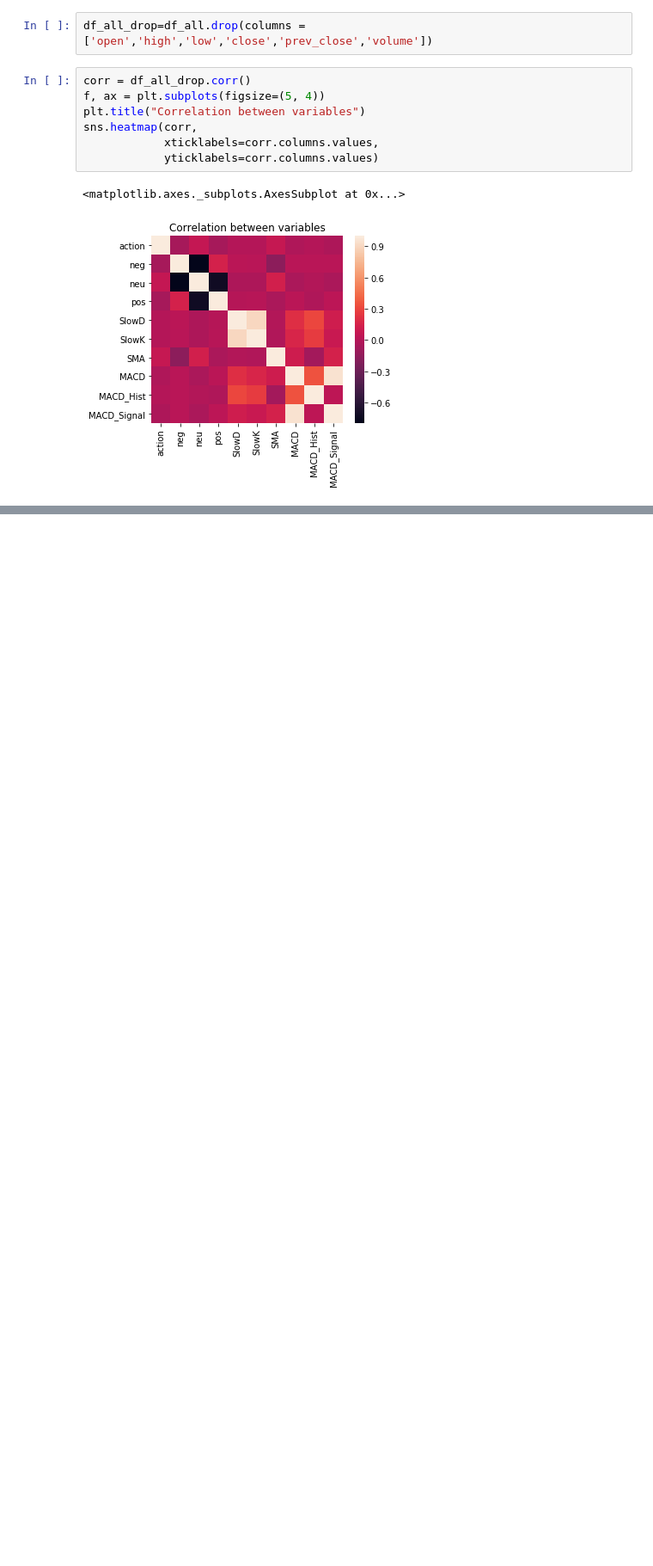
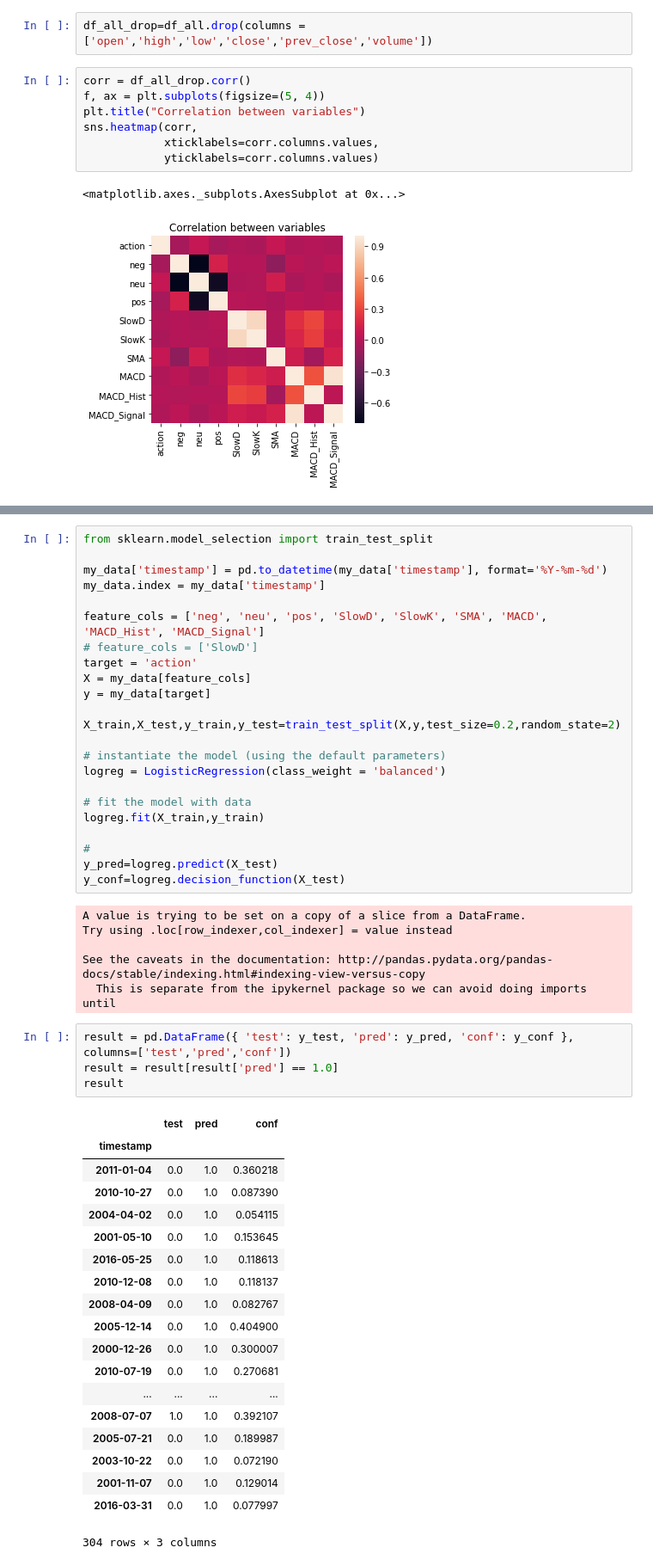
Before and after one commit to thu2pham/tradingclassification, a Jupyter notebook: DAILY_forecasting.ipynb, the cells around one changed output, grey strips where cells are left out. Shown at 86% size. Cells and saved outputs as stored; diff of their text form; blank space fills up the shorter version.

```diff
--- a/DAILY_forecasting.ipynb
+++ b/DAILY_forecasting.ipynb
@@ -135,0 +155,53 @@ sns.heatmap(corr,
+# %%
+from sklearn.model_selection import train_test_split
+
+my_data['timestamp'] = pd.to_datetime(my_data['timestamp'], format='%Y-%m-%d')
+my_data.index = my_data['timestamp']
+
+feature_cols = ['neg', 'neu', 'pos', 'SlowD', 'SlowK', 'SMA', 'MACD', 'MACD_Hist', 'MACD_Signal']
+# feature_cols = ['SlowD']
+target = 'action'
+X = my_data[feature_cols]
+y = my_data[target]
+
+X_train,X_test,y_train,y_test=train_test_split(X,y,test_size=0.2,random_state=2)
+
+# instantiate the model (using the default parameters)
+logreg = LogisticRegression(class_weight = 'balanced')
+
+# fit the model with data
+logreg.fit(X_train,y_train)
+
+#
+y_pred=logreg.predict(X_test)
+y_conf=logreg.decision_function(X_test)
+# %% [output]
+A value is trying to be set on a copy of a slice from a DataFrame.
+Try using .loc[row_indexer,col_indexer] = value instead
+
+See the caveats in the documentation: http://pandas.pydata.org/pandas-docs/stable/indexing.html#indexing-view-versus-copy
+  This is separate from the ipykernel package so we can avoid doing imports until
+# %%
+result = pd.DataFrame({ 'test': y_test, 'pred': y_pred, 'conf': y_conf }, columns=['test','pred','conf'])
+result = result[result['pred'] == 1.0]
+result
+# %% [output]
+|  | test | pred | conf |
+| timestamp |  |  |  |
+| 2011-01-04 | 0.0 | 1.0 | 0.360218 |
+| 2010-10-27 | 0.0 | 1.0 | 0.087390 |
+| 2004-04-02 | 0.0 | 1.0 | 0.054115 |
+| 2001-05-10 | 0.0 | 1.0 | 0.153645 |
+| 2016-05-25 | 0.0 | 1.0 | 0.118613 |
+| 2010-12-08 | 0.0 | 1.0 | 0.118137 |
+| 2008-04-09 | 0.0 | 1.0 | 0.082767 |
+| 2005-12-14 | 0.0 | 1.0 | 0.404900 |
+| 2000-12-26 | 0.0 | 1.0 | 0.300007 |
+| 2010-07-19 | 0.0 | 1.0 | 0.270681 |
+| ... | ... | ... | ... |
+| 2008-07-07 | 1.0 | 1.0 | 0.392107 |
+| 2005-07-21 | 0.0 | 1.0 | 0.189987 |
+| 2003-10-22 | 0.0 | 1.0 | 0.072190 |
+| 2001-11-07 | 0.0 | 1.0 | 0.129014 |
+| 2016-03-31 | 0.0 | 1.0 | 0.077997 |
+304 rows × 3 columns
```
Also changed, not shown: parts of 25 cells of this notebook.
